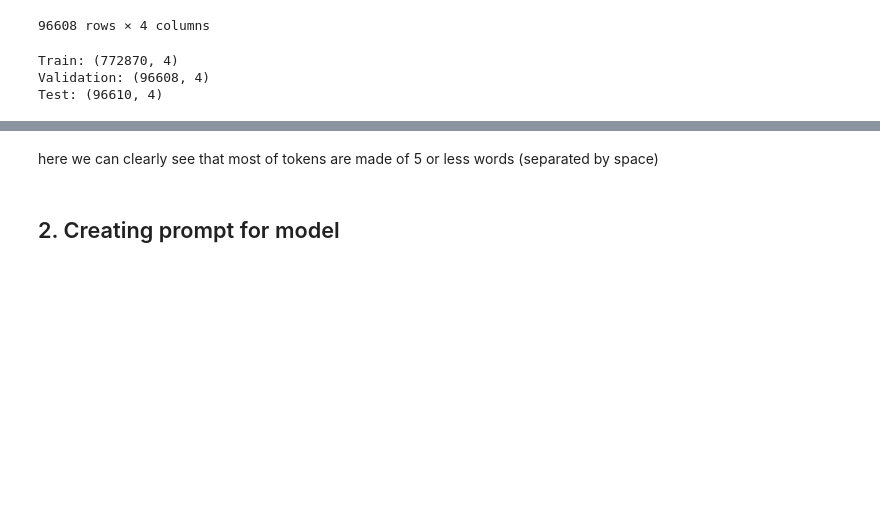
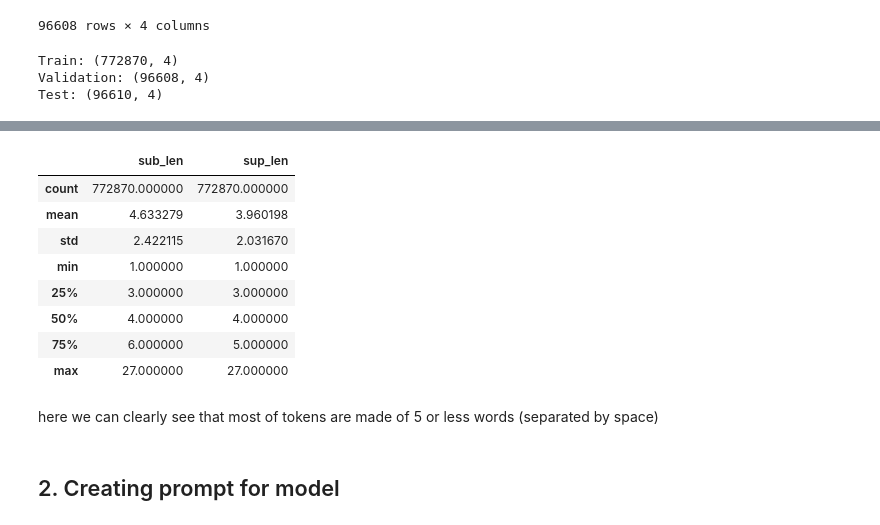
Before and after one commit to VR3ED/data-semantics-project, a Jupyter notebook: demo.ipynb, the cells around one changed output, grey strips where cells are left out. Cells and saved outputs as stored; diff of their text form; code cells hidden in the pictures; blank space fills up the shorter version.

```diff
--- a/demo.ipynb
+++ b/demo.ipynb
@@ -148,3 +268,15 @@ Test: (96610, 4)
+# %%
+df_train[["sub_len", "sup_len"]].describe()
+# %% [output]
+|  | sub_len | sup_len |
+| count | 772870.000000 | 772870.000000 |
+| mean | 4.633279 | 3.960198 |
+| std | 2.422115 | 2.031670 |
+| min | 1.000000 | 1.000000 |
+| 25% | 3.000000 | 3.000000 |
+| 50% | 4.000000 | 4.000000 |
+| 75% | 6.000000 | 5.000000 |
+| max | 27.000000 | 27.000000 |
 # %% [markdown]
 here we can clearly see that most of tokens are made of 5 or less words (separated by space)
 # %% [markdown]
```
Also changed, not shown: parts of 102 cells of this notebook, 30 other files.
